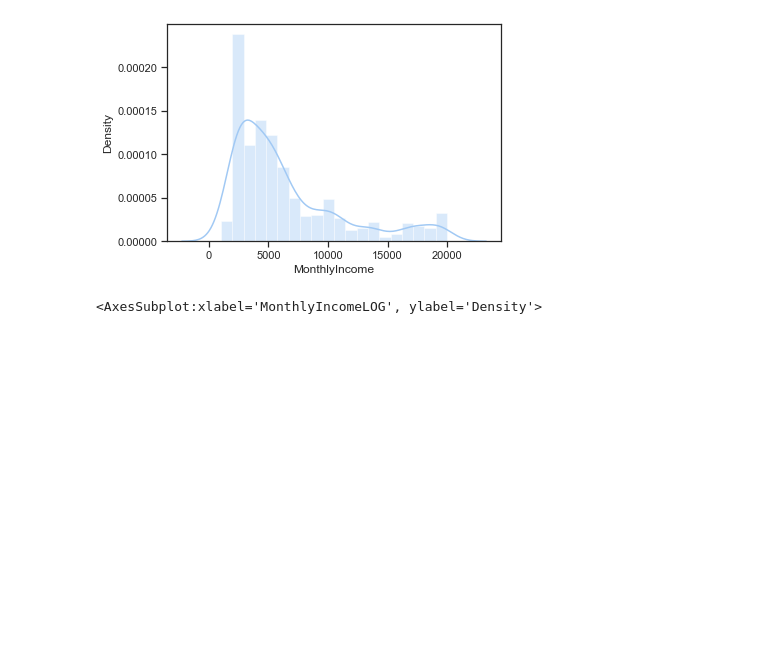
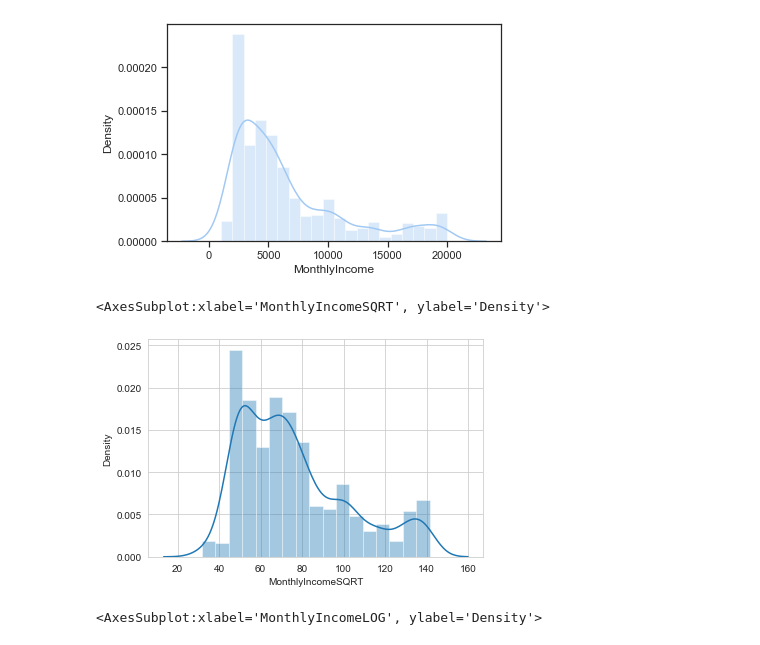
Before and after one commit to SarahMangrum/WozUFinalProject, a Jupyter notebook: HR_Attrition_Leo.ipynb, the cells around one changed output. Cells and saved outputs as stored; diff of their text form; code cells hidden in the pictures; blank space fills up the shorter version.

```diff
--- a/HR_Attrition_Leo.ipynb
+++ b/HR_Attrition_Leo.ipynb
@@ -507,6 +524,13 @@ sns.distplot(attrition['MonthlyIncome'])
 # %% [output]
 <AxesSubplot:xlabel='MonthlyIncome', ylabel='Density'>
 [figure]
+# %%
+attrition['MonthlyIncomeSQRT'] = np.sqrt(attrition['MonthlyIncome'])
+sns.distplot(attrition['MonthlyIncomeSQRT'])
+# Try LOG transformation next
+# %% [output]
+<AxesSubplot:xlabel='MonthlyIncomeSQRT', ylabel='Density'>
+[figure, added]
 # %%
 attrition['MonthlyIncomeLOG'] = np.log(attrition['MonthlyIncome'])
 sns.distplot(attrition['MonthlyIncomeLOG'])
```
Also changed, not shown: parts of 57 cells of this notebook, 1 other file.
